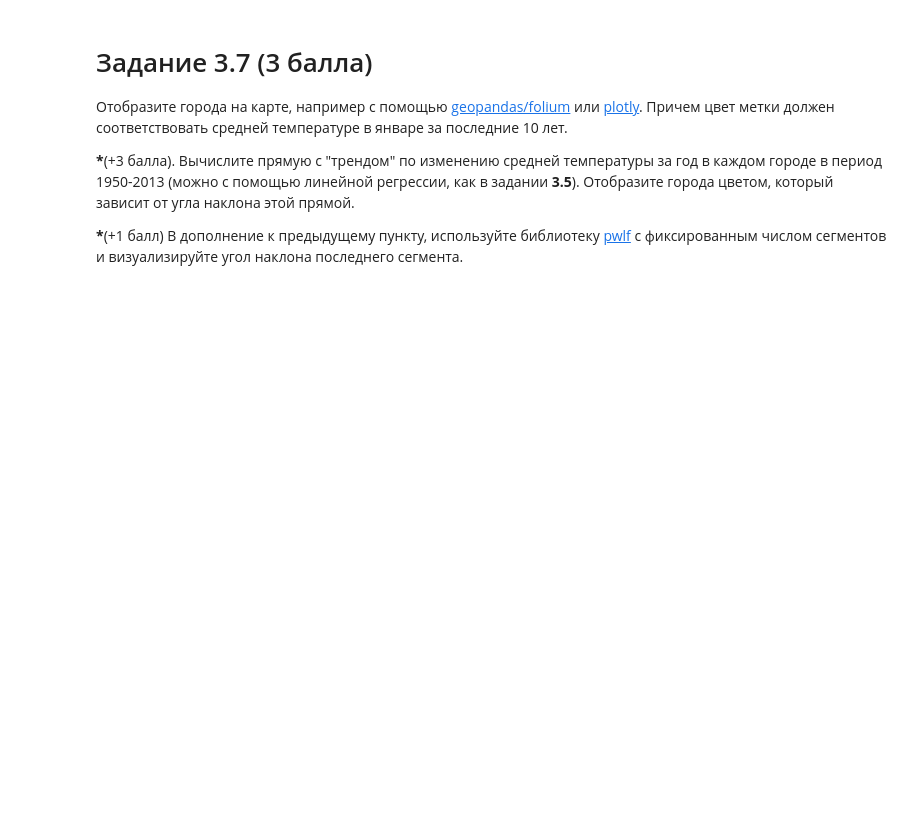
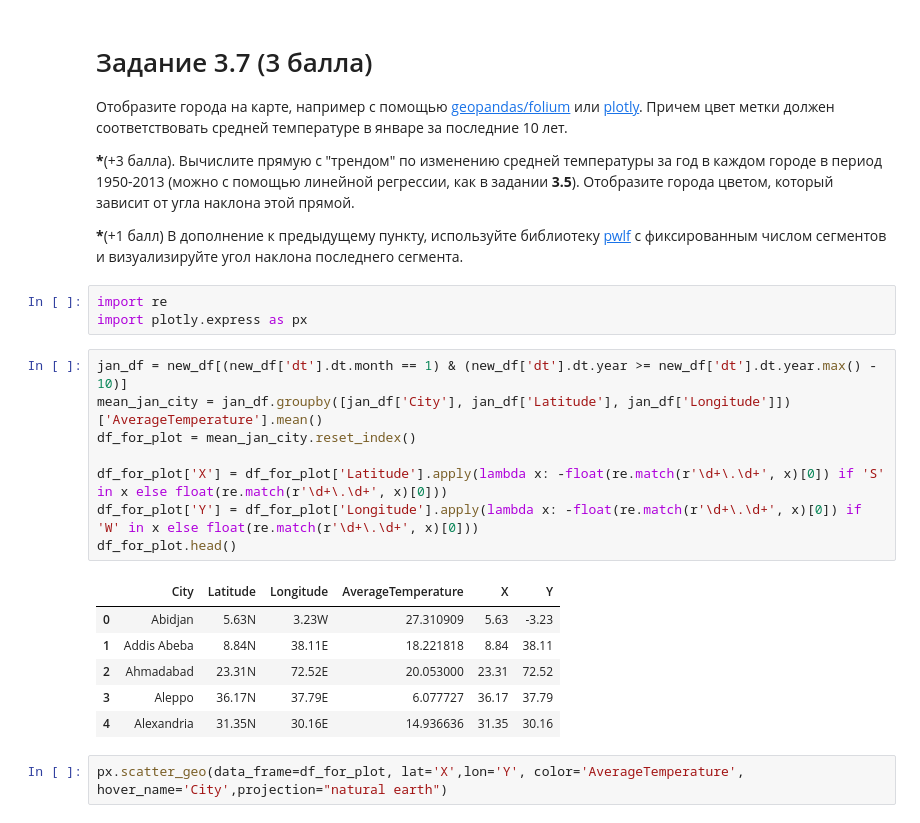
Before and after one commit to IlyaKuprik/python-2023-2024, a Jupyter notebook: Task_3.ipynb, the cells around one changed output. Cells and saved outputs as stored; diff of their text form; blank space fills up the shorter version.

```diff
--- a/Task_3.ipynb
+++ b/Task_3.ipynb
@@ -199,3 +199,23 @@ avg_month_count.sort_values().index[-1]
 
 
 **\***(+1 балл) В дополнение к предыдущему пункту, используйте библиотеку [pwlf](https://pypi.org/project/pwlf/) с фиксированным числом сегментов и визуализируйте угол наклона последнего сегмента.
+# %%
+import re
+import plotly.express as px
+# %%
+jan_df = new_df[(new_df['dt'].dt.month == 1) & (new_df['dt'].dt.year >= new_df['dt'].dt.year.max() - 10)]
+mean_jan_city = jan_df.groupby([jan_df['City'], jan_df['Latitude'], jan_df['Longitude']])['AverageTemperature'].mean()
+df_for_plot = mean_jan_city.reset_index()
+
+df_for_plot['X'] = df_for_plot['Latitude'].apply(lambda x: -float(re.match(r'\d+\.\d+', x)[0]) if 'S' in x else float(re.match(r'\d+\.\d+', x)[0]))
+df_for_plot['Y'] = df_for_plot['Longitude'].apply(lambda x: -float(re.match(r'\d+\.\d+', x)[0]) if 'W' in x else float(re.match(r'\d+\.\d+', x)[0]))
+df_for_plot.head()
+# %% [output]
+|  | City | Latitude | Longitude | AverageTemperature | X | Y |
+| 0 | Abidjan | 5.63N | 3.23W | 27.310909 | 5.63 | -3.23 |
+| 1 | Addis Abeba | 8.84N | 38.11E | 18.221818 | 8.84 | 38.11 |
+| 2 | Ahmadabad | 23.31N | 72.52E | 20.053000 | 23.31 | 72.52 |
+| 3 | Aleppo | 36.17N | 37.79E | 6.077727 | 36.17 | 37.79 |
+| 4 | Alexandria | 31.35N | 30.16E | 14.936636 | 31.35 | 30.16 |
+# %%
+px.scatter_geo(data_frame=df_for_plot, lat='X',lon='Y', color='AverageTemperature', hover_name='City',projection="natural earth")
```
Also changed, not shown: parts of 2 cells of this notebook.
